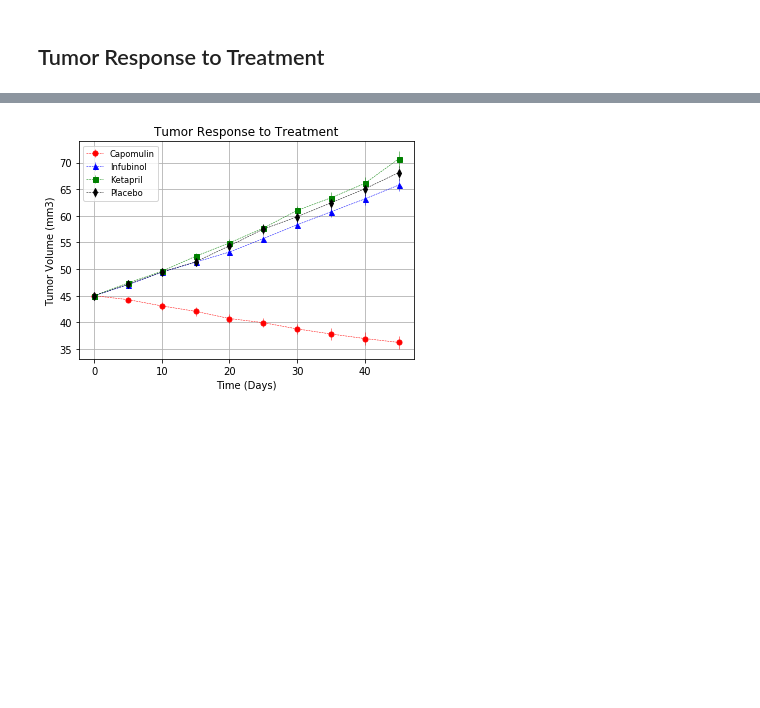
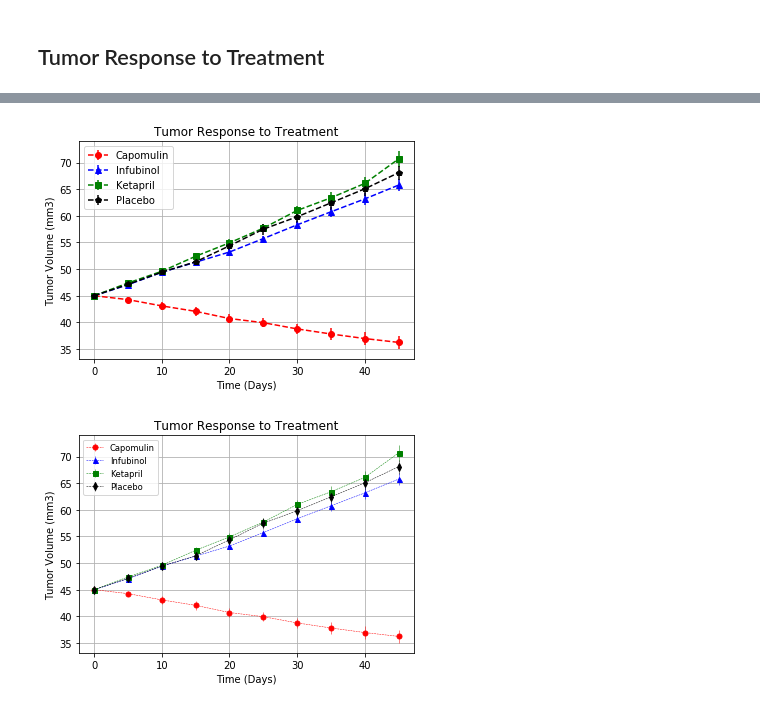
Before and after one commit to m-zurita/matplotlib-challenge, a Jupyter notebook: Pymaceuticals_pymaceuticals_starter.ipynb, the cells around one changed output, grey strips where cells are left out. Cells and saved outputs as stored; diff of their text form; code cells hidden in the pictures; blank space fills up the shorter version.

```diff
--- a/Pymaceuticals_pymaceuticals_starter.ipynb
+++ b/Pymaceuticals_pymaceuticals_starter.ipynb
@@ -201,3 +114,19 @@ Drug_List
+# %%
+# Generate the Plot (with Error Bars)
+plt.errorbar(Drug_List.index, Drug_List["Capomulin"], yerr=STD_ERR["Capomulin"], color="r", fmt="o--")
+plt.errorbar(Drug_List.index, Drug_List["Infubinol"], yerr=STD_ERR["Infubinol"], color="b", fmt="^--")
+plt.errorbar(Drug_List.index, Drug_List["Ketapril"], yerr=STD_ERR["Ketapril"], color="g", fmt="s--")
+plt.errorbar(Drug_List.index, Drug_List["Placebo"], yerr=STD_ERR["Placebo"], color="black", fmt="p--")
+
+plt.title("Tumor Response to Treatment")
+plt.ylabel("Tumor Volume (mm3)")
+plt.xlabel("Time (Days)")
+plt.legend(["Capomulin", "Infubinol", "Ketapril", "Placebo"], loc="best")
+plt.grid()
+#Drug_List["Placebo"]
+# Save the Figure
+# %% [output]
+[figure, added]
 # %%
 # Show the Figure
 plt.show()
```
Also changed, not shown: parts of 8 cells of this notebook.
